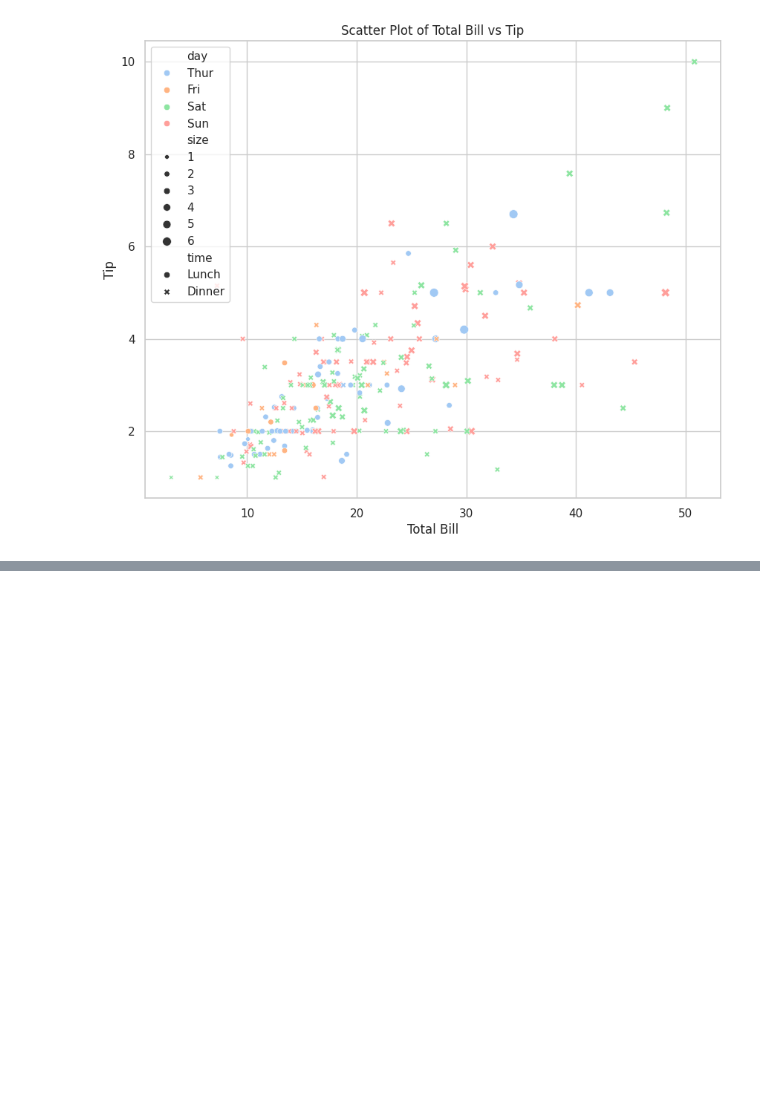
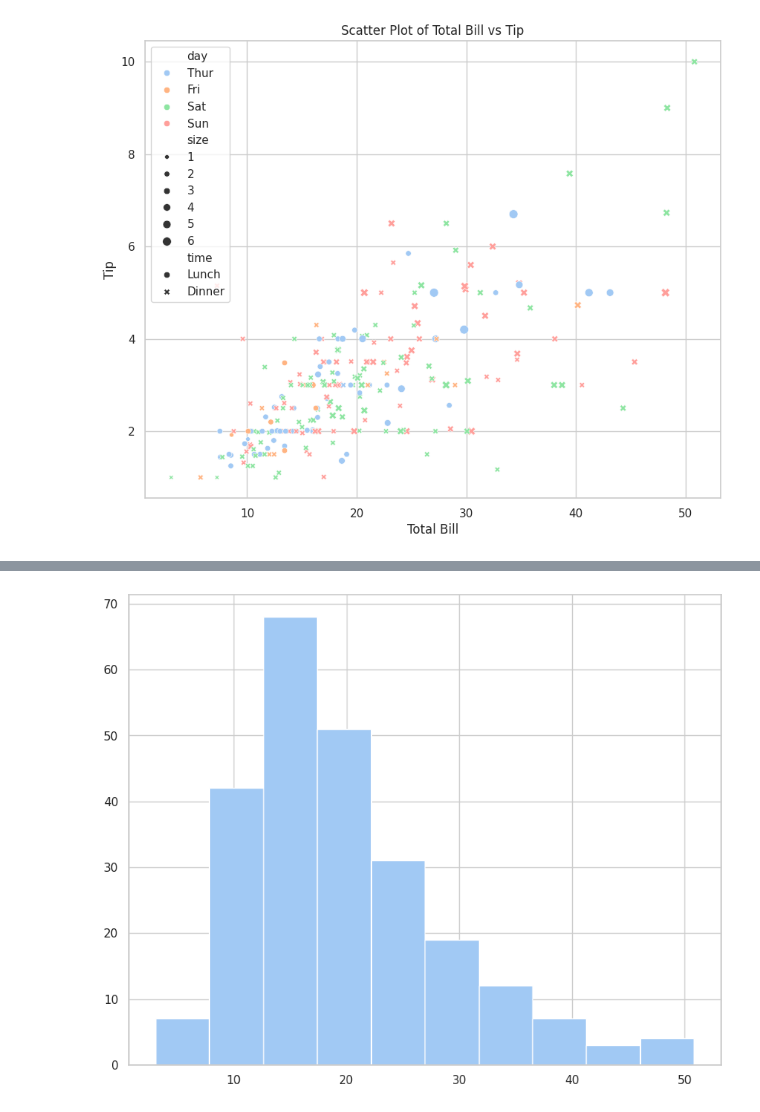
Before and after one commit to hajonghyun/inflearn_ML_from_the_foundation, a Jupyter notebook: 3_Visualization_matplotlib_seaborn.ipynb, the cells around one changed output, grey strips where cells are left out. Cells and saved outputs as stored; diff of their text form; code cells hidden in the pictures; blank space fills up the shorter version.

```diff
--- a/3_Visualization_matplotlib_seaborn.ipynb
+++ b/3_Visualization_matplotlib_seaborn.ipynb
@@ -641,0 +781,6 @@ plt.show()
+# %%
+plt.hist(tips['total_bill'],
+         bins=10)
+plt.show()
+# %% [output]
+[figure, added]
```
Also changed, not shown: parts of 30 cells of this notebook.
